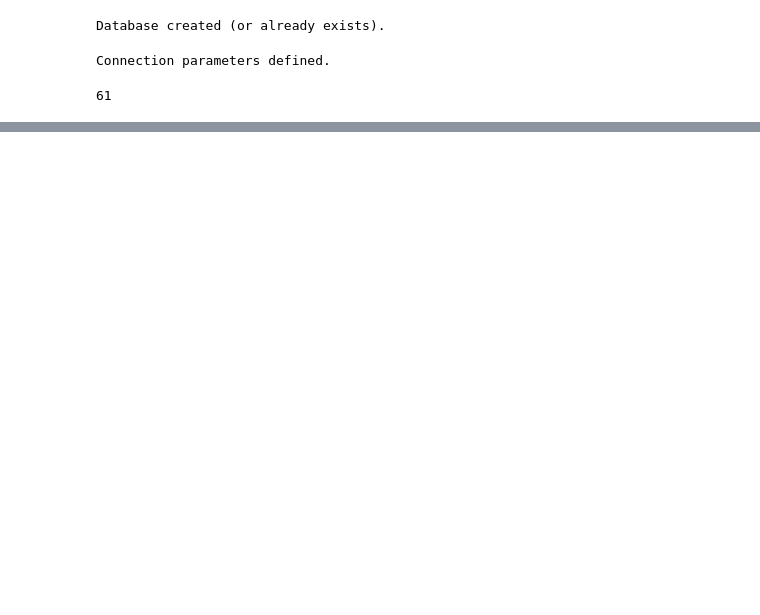
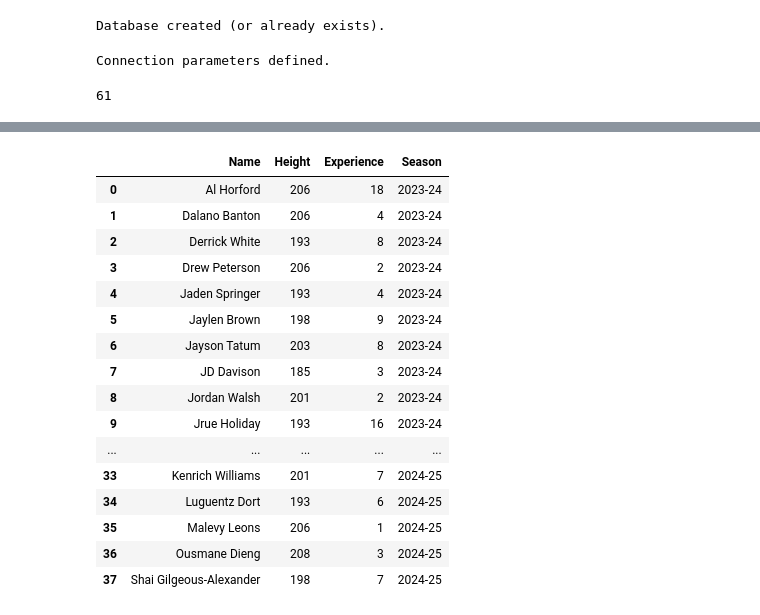
Before and after one commit to arashnaderi820-cyber/Basketball-Analytics-Quera, a Jupyter notebook: Basketball_Reference.ipynb, the cells around one changed output, grey strips where cells are left out. Cells and saved outputs as stored; diff of their text form; code cells hidden in the pictures; blank space fills up the shorter version.

```diff
--- a/Basketball_Reference.ipynb
+++ b/Basketball_Reference.ipynb
@@ -413,0 +438,17 @@ df_mjt.to_sql('michael_jordan_trophy', con=engine, if_exists='append', index=Fal
+# %%
+try:
+    with mysql.connector.connect(**config) as cnxn:
+        query = """
+            SELECT p.Name, p.Height, s.Season, pr.Rank
+            FROM player_ranks pr
+            JOIN players p ON pr.PlayerID = p.PlayerID
+            JOIN seasons s ON pr.SeasonID = s.SeasonID
+            WHERE s.Season >= '2019-20' AND pr.Rank <= 50
+            ORDER BY s.Season, pr.Rank;
+        """
+        df_top50_height = pd.read_sql(query, cnxn)
+
+    display(df_top50_height)
+
+except mysql.connector.Error as err:
+    print(f"Error: {err}")
@@ -413,0 +469,35 @@ df_mjt.to_sql('michael_jordan_trophy', con=engine, if_exists='append', index=Fal
+# %%
+try:
+    with mysql.connector.connect(**config) as cnxn:
+        query = """
+            SELECT p.Name, p.Height, p.Experience, s.Season
+            FROM champion_players cp
+            JOIN players p ON cp.PlayerID = p.PlayerID
+            JOIN seasons s ON cp.SeasonID = s.SeasonID
+            WHERE s.Season IN ('2024-25', '2023-24')
+            ORDER BY s.Season, p.Name;
+        """
+        championplayers = pd.read_sql(query, cnxn)
+
+    display(championplayers)
+
+except mysql.connector.Error as err:
+    print(f"Error: {err}")
+# %% [output]
+|  | Name | Height | Experience | Season |
+| 0 | Al Horford | 206 | 18 | 2023-24 |
+| 1 | Dalano Banton | 206 | 4 | 2023-24 |
+| 2 | Derrick White | 193 | 8 | 2023-24 |
+| 3 | Drew Peterson | 206 | 2 | 2023-24 |
+| 4 | Jaden Springer | 193 | 4 | 2023-24 |
+| 5 | Jaylen Brown | 198 | 9 | 2023-24 |
+| 6 | Jayson Tatum | 203 | 8 | 2023-24 |
+| 7 | JD Davison | 185 | 3 | 2023-24 |
+| 8 | Jordan Walsh | 201 | 2 | 2023-24 |
+| 9 | Jrue Holiday | 193 | 16 | 2023-24 |
+| ... | ... | ... | ... | ... |
+| 33 | Kenrich Williams | 201 | 7 | 2024-25 |
+| 34 | Luguentz Dort | 193 | 6 | 2024-25 |
+| 35 | Malevy Leons | 206 | 1 | 2024-25 |
+| 36 | Ousmane Dieng | 208 | 3 | 2024-25 |
+| 37 | Shai Gilgeous-Alexander | 198 | 7 | 2024-25 |
```
Also changed, not shown: parts of 13 cells of this notebook.
